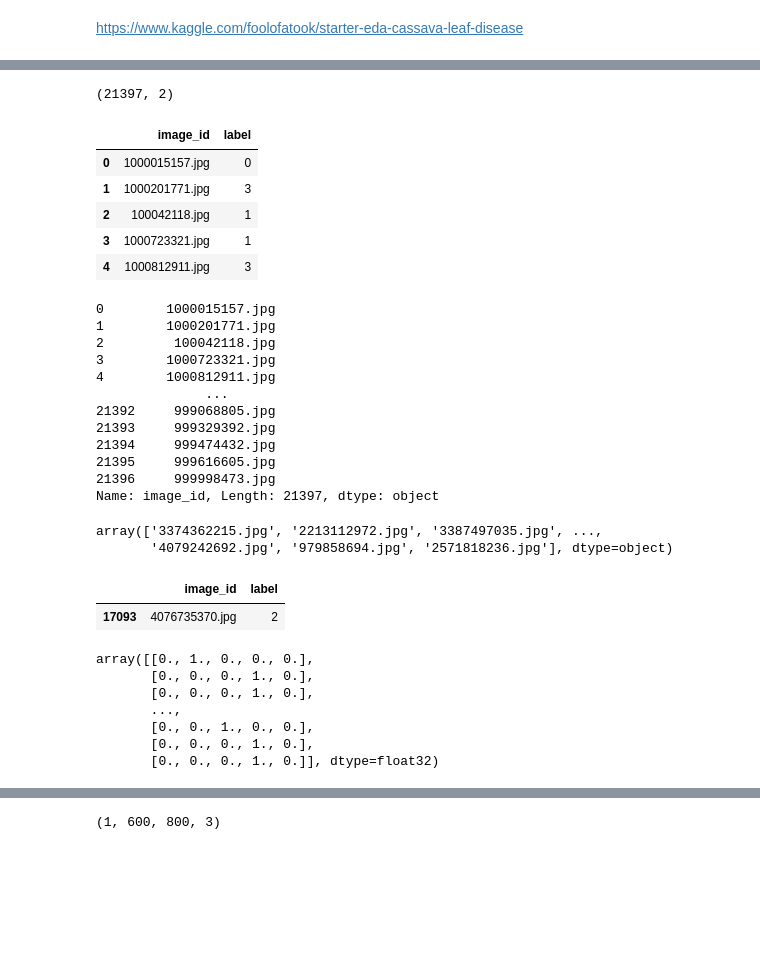
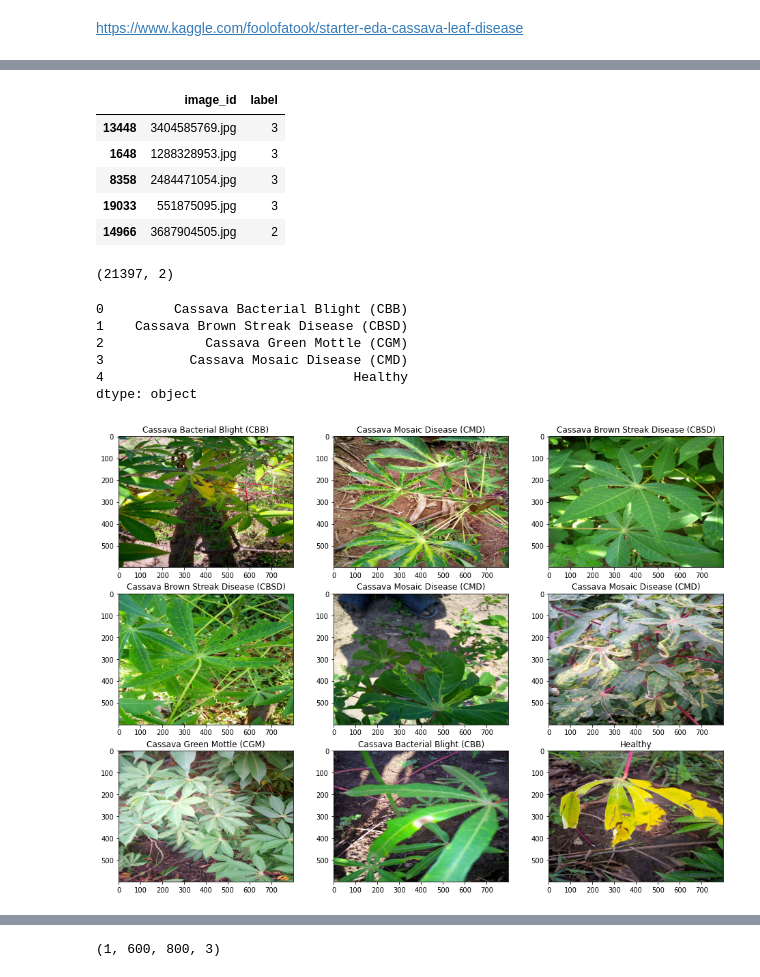
Before and after one commit to AsheryMbilinyi/Kaggle-Competitions, a Jupyter notebook: cassava-leaf-disease-classification/CassavaLeafDiseaseClassification.ipynb, the cells around one changed output, grey strips where cells are left out. Drawn from its saved outputs; the diff is of its cells as text; code cells hidden in the pictures; blank space fills up the shorter version.

```diff
--- a/cassava-leaf-disease-classification/CassavaLeafDiseaseClassification.ipynb
+++ b/cassava-leaf-disease-classification/CassavaLeafDiseaseClassification.ipynb
@@ -28,31 +35,15 @@ cassava_mode_ya_nne.index                myCustomGenerator.py
 # %%
 train = pd.read_csv('dataset/train.csv')
+train['label'] = train['label'].astype('str')
+train.sample(5)
+# %% [output]
+|  | image_id | label |
+| 13448 | 3404585769.jpg | 3 |
+| 1648 | 1288328953.jpg | 3 |
+| 8358 | 2484471054.jpg | 3 |
+| 19033 | 551875095.jpg | 3 |
+| 14966 | 3687904505.jpg | 2 |
 # %%
 train.shape
 # %% [output]
 (21397, 2)
-# %%
-train.head()
-# %% [output]
-|  | image_id | label |
-| 0 | 1000015157.jpg | 0 |
-| 1 | 1000201771.jpg | 3 |
-| 2 | 100042118.jpg | 1 |
-| 3 | 1000723321.jpg | 1 |
-| 4 | 1000812911.jpg | 3 |
-# %%
-filenames = train['image_id']
-filenames
-# %% [output]
-0        1000015157.jpg
-1        1000201771.jpg
-2         100042118.jpg
-3        1000723321.jpg
-4        1000812911.jpg
-              ...
-21392     999068805.jpg
-21393     999329392.jpg
-21394     999474432.jpg
-21395     999616605.jpg
-21396     999998473.jpg
-Name: image_id, Length: 21397, dtype: object
@@ -66,21 +50,22 @@ a,m = shuffle(x,y)
-# %%
-a
-# %% [output]
-array(['3374362215.jpg', '2213112972.jpg', '3387497035.jpg', ...,
-       '4079242692.jpg', '979858694.jpg', '2571818236.jpg'], dtype=object)
-# %%
-# kama sql where condition ivi
-train.loc[train['image_id'] == '4076735370.jpg']
-# %% [output]
-|  | image_id | label |
-| 17093 | 4076735370.jpg | 2 |
-# %%
-m
-# %% [output]
-array([[0., 1., 0., 0., 0.],
-       [0., 0., 0., 1., 0.],
-       [0., 0., 0., 1., 0.],
-       ...,
-       [0., 0., 1., 0., 0.],
-       [0., 0., 0., 1., 0.],
-       [0., 0., 0., 1., 0.]], dtype=float32)
+# %%
+names_of_disease = pd.read_json('dataset/label_num_to_disease_map.json', typ='series')
+names_of_disease
+# %% [output]
+0         Cassava Bacterial Blight (CBB)
+1    Cassava Brown Streak Disease (CBSD)
+2             Cassava Green Mottle (CGM)
+3           Cassava Mosaic Disease (CMD)
+4                                Healthy
+dtype: object
+# %%
+plt.figure(figsize=(16, 12))
+for i in range(9):
+    plt.subplot(3, 3, i + 1)
+    image = Image.open('dataset/train_images/' + train.iloc[i]['image_id'])
+    array = np.array(image)
+    plt.imshow(array)
+    label=train.iloc[i]['label']
+    plt.title(f'{names_of_disease[int(label)]}')
+plt.show()
+# %% [output]
+[figure, added]
```
Also changed, not shown: parts of 14 cells of this notebook, 1 other file.
